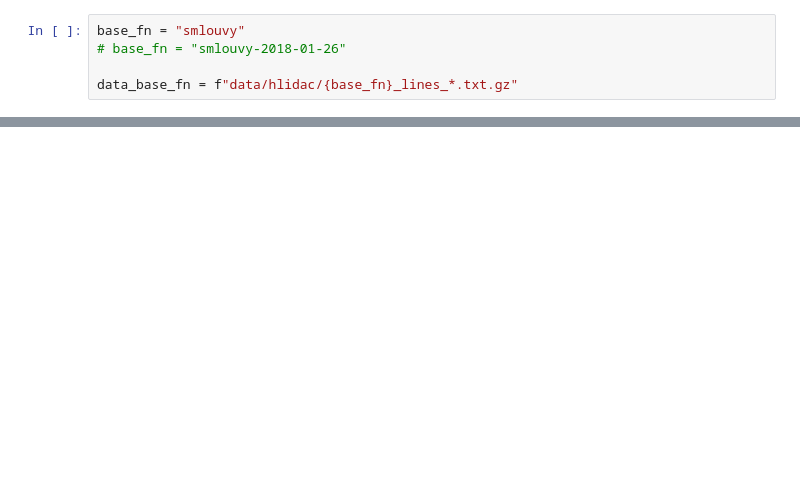
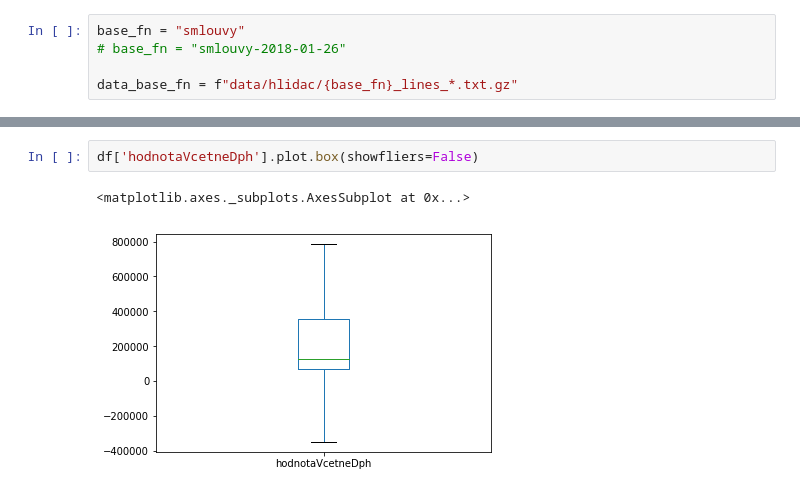
Before and after one commit to fsrajer/hlidac-statu-data-explore, a Jupyter notebook: explore.ipynb, the cells around one changed output, grey strips where cells are left out. Cells and saved outputs as stored; diff of their text form; blank space fills up the shorter version.

```diff
--- a/explore.ipynb
+++ b/explore.ipynb
@@ -31,0 +138,5 @@ df.nunique()
+# %%
+df['hodnotaVcetneDph'].plot.box(showfliers=False)
+# %% [output]
+<matplotlib.axes._subplots.AxesSubplot at 0x...>
+[figure, added]
```
Also changed, not shown: parts of 37 cells of this notebook.
